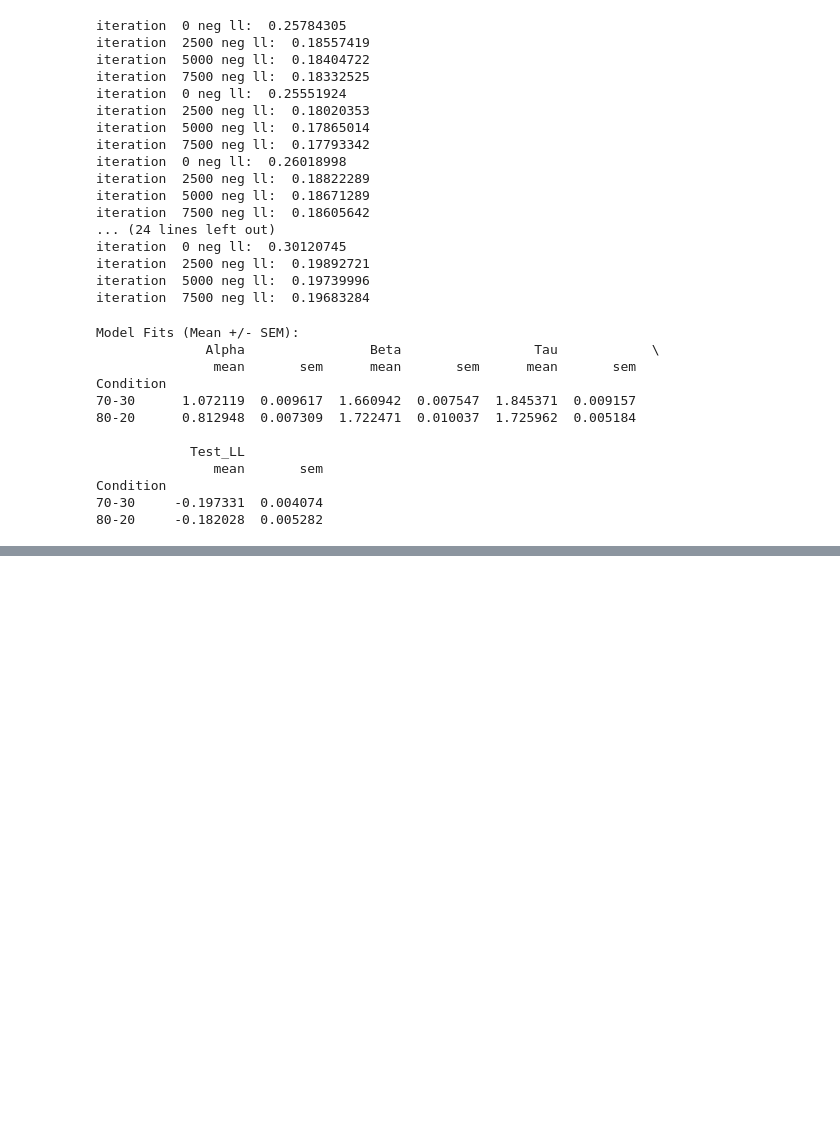
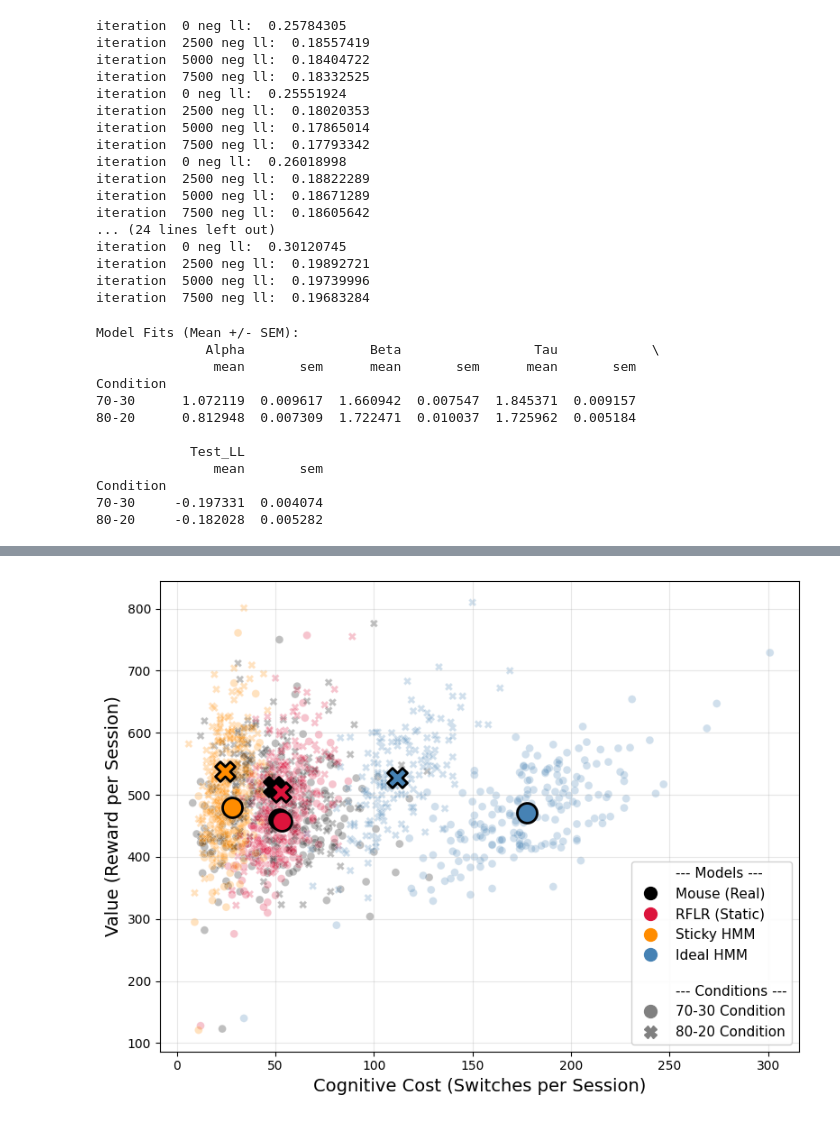
Before and after one commit to BobRice1/Stochastic-Switching-Bandits, a Jupyter notebook: Extensions/Phase2_analysis.ipynb, the cells around one changed output, grey strips where cells are left out. Drawn from its saved outputs; the diff is of its cells as text; code cells hidden in the pictures; blank space fills up the shorter version.

```diff
--- a/Extensions/Phase2_analysis.ipynb
+++ b/Extensions/Phase2_analysis.ipynb
@@ -409,0 +361,9 @@ plt.show()
+# %%
+df_70 = df_metrics_70.copy()
+df_70["Condition"] = "70-30"
+
+df_80 = df_metrics_80.copy()
+df_80["Condition"] = "80-20"
+
+# Combine into one DataFrame
+df_combined = pd.concat([df_70, df_80], ignore_index=True)
@@ -409,0 +376,71 @@ plt.show()
+# %%
+model_order = ["Mouse (Real)", "RFLR (Static)", "Sticky HMM", "Ideal HMM"]
+
+model_colors = {
+    "Mouse (Real)": "black",         # Solid baseline
+    "RFLR (Static)": "crimson",      # Deep, distinct red
+    "Sticky HMM": "darkorange",      # Vibrant orange
+    "Ideal HMM": "steelblue"         # Cool blue
+}
+
+condition_markers = {
+    "70-30": "o",  # Circle
+    "80-20": "X"   # Cross
+}
+
+fig, ax = plt.subplots(figsize=(8, 6))
+
+# Scatter plot for all the background session points
+sns.scatterplot(
+    data=df_combined,
+    x="Switches",
+    y="Reward",
+    hue="Model",
+    style="Condition",
+    palette=model_colors,
+    markers=condition_markers,
+    alpha=0.25,
+    s=40,
+    ax=ax,
+    legend=False
+)
+
+# Calculate and plot the large centroids (Means)
+centroids = df_combined.groupby(["Condition", "Model"])[["Switches", "Reward"]].mean().reset_index()
+
+for _, row in centroids.iterrows():
+    ax.scatter(
+        row["Switches"],
+        row["Reward"],
+        s=250, # Make the mean highly visible
+        color=model_colors[row["Model"]],
+        marker=condition_markers[row["Condition"]],
+        edgecolors='k',
+        linewidth=2,
+        zorder=5
+    )
+
+# Formatting
+ax.set_xlabel("Cognitive Cost (Switches per Session)", fontsize=14)
+ax.set_ylabel("Value (Reward per Session)", fontsize=14)
+ax.grid(True, alpha=0.3)
+
+# Custom Legend (To clearly separate Color=Model and Shape=Condition)
+legend_elements = [mlines.Line2D([], [], color='none', label='--- Models ---')]
+for model in model_order:
+    legend_elements.append(mlines.Line2D([], [], color=model_colors[model], marker='o',
+                                         linestyle='None', markersize=10, label=model))
+
+legend_elements.append(mlines.Line2D([], [], color='none', label='\n--- Conditions ---'))
+legend_elements.append(mlines.Line2D([], [], color='gray', marker='o',
+                                     linestyle='None', markersize=10, label='70-30 Condition'))
+legend_elements.append(mlines.Line2D([], [], color='gray', marker='X',
+                                     linestyle='None', markersize=10, label='80-20 Condition'))
+
+ax.legend(handles=legend_elements, loc='lower right', framealpha=0.9, fontsize=11)
+
+plt.tight_layout()
+plt.savefig(os.path.join(fig_dir, "Reward_vs_Cognitive_Cost.pdf"), dpi=300, bbox_inches='tight')
+plt.show()
+# %% [output]
+[figure, added]
```
Also changed, not shown: parts of 10 cells of this notebook, 11 other files.
